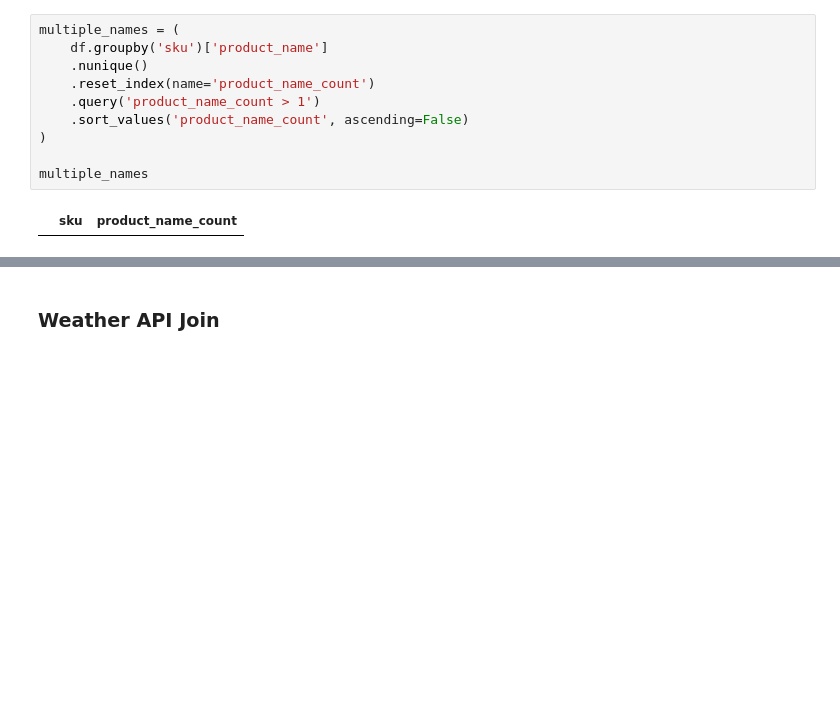
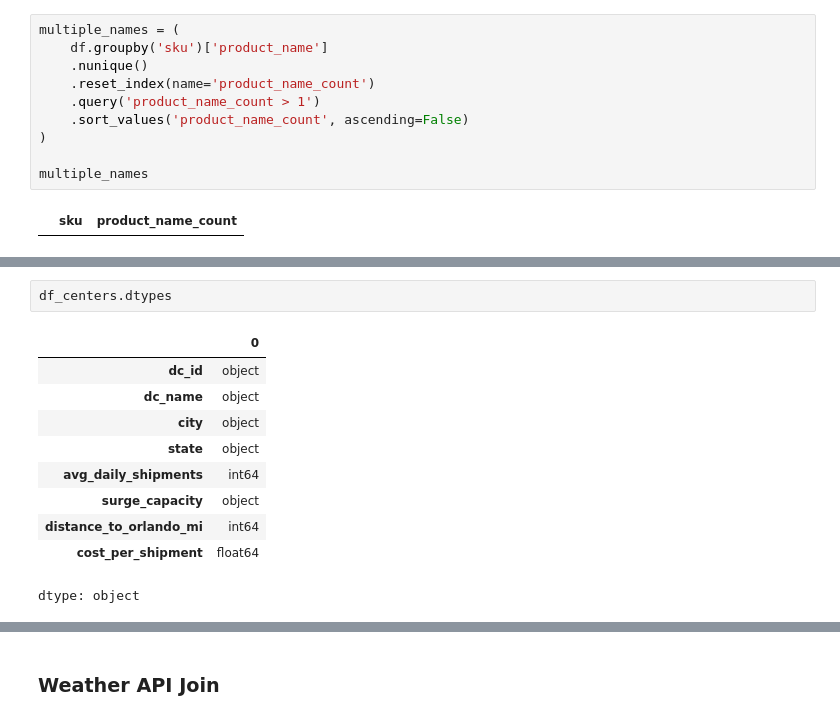
Before and after one commit to raffaellaalpaca-ai/walmart-hurricane-project, a Jupyter notebook: Walmart_Midterm_Notebook_(DS_2002).ipynb, the cells around one changed output, grey strips where cells are left out. Saved outputs shown, nothing was run; the diff lists cells and outputs as text; blank space fills up the shorter version.

```diff
--- a/Walmart_Midterm_Notebook_(DS_2002).ipynb
+++ b/Walmart_Midterm_Notebook_(DS_2002).ipynb
@@ -1087,0 +1113,13 @@ multiple_names
+# %%
+df_centers.dtypes
+# %% [output]
+|  | 0 |
+| dc_id | object |
+| dc_name | object |
+| city | object |
+| state | object |
+| avg_daily_shipments | int64 |
+| surge_capacity | object |
+| distance_to_orlando_mi | int64 |
+| cost_per_shipment | float64 |
+dtype: object
```
Also changed, not shown: parts of 16 cells of this notebook.
